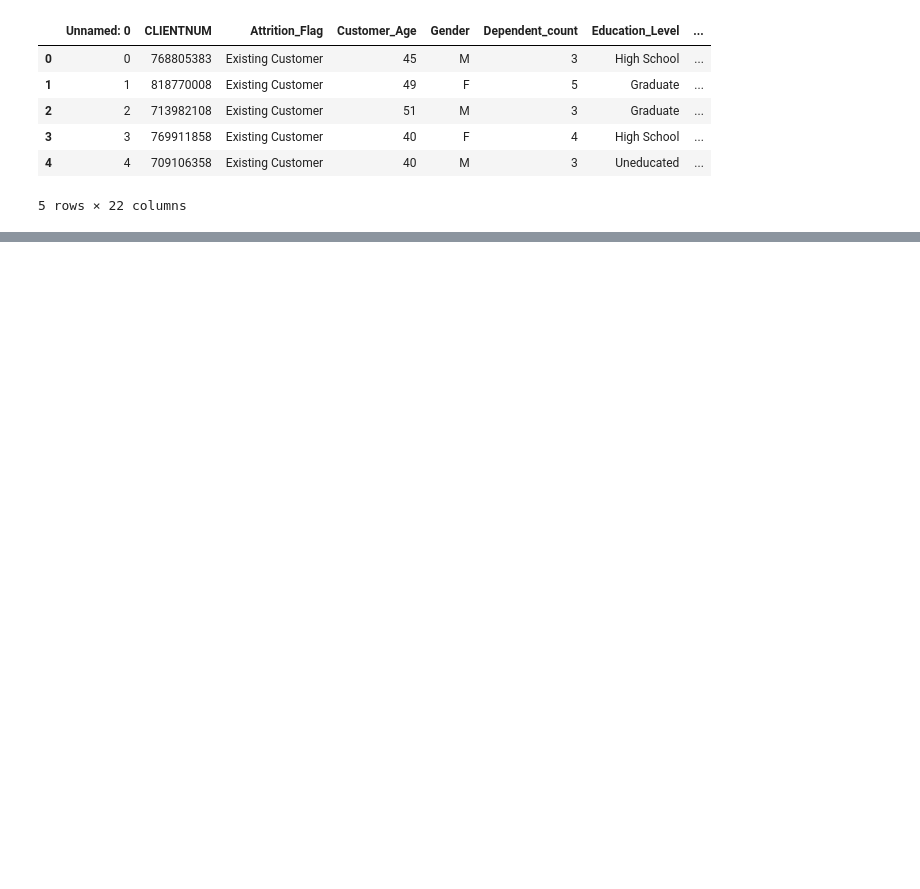
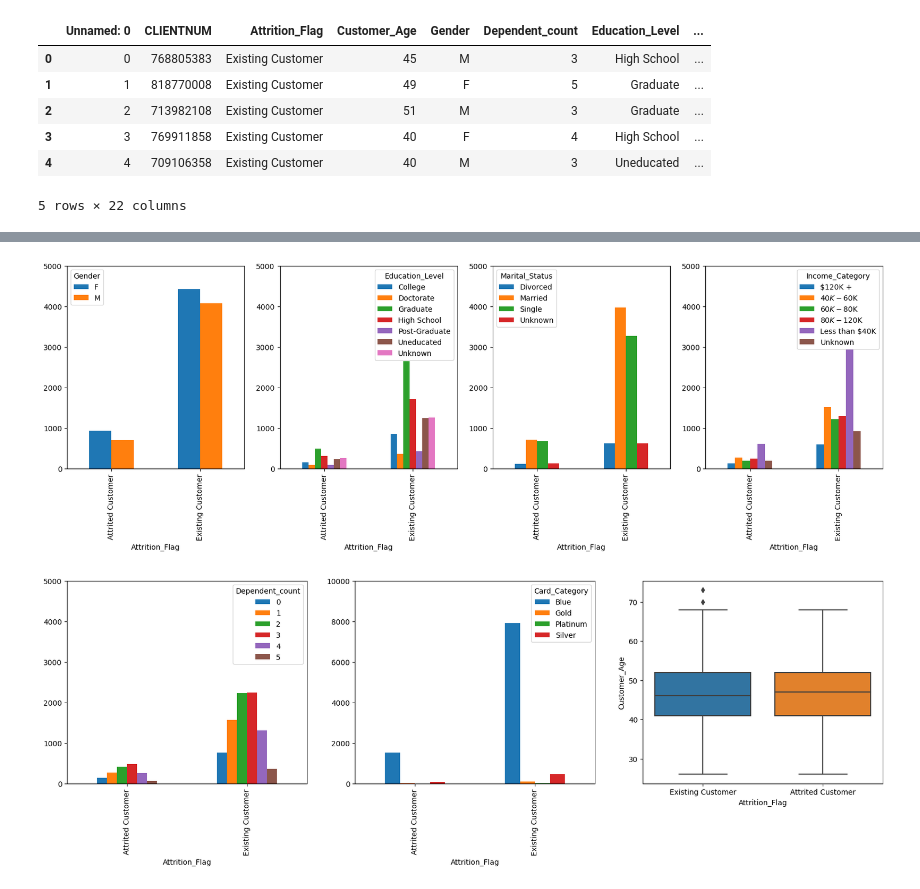
Before and after one commit to NalianLu/Norah_Portfolio, a Jupyter notebook: Project_1_Bank_Churners_Analysis_and_Prediction/2_EDA.ipynb, the cells around one changed output, grey strips where cells are left out. Drawn from its saved outputs; the diff is of its cells as text; code cells hidden in the pictures; blank space fills up the shorter version.

```diff
--- a/Project_1_Bank_Churners_Analysis_and_Prediction/2_EDA.ipynb
+++ b/Project_1_Bank_Churners_Analysis_and_Prediction/2_EDA.ipynb
@@ -17,0 +110,10 @@ df.head()
+# %%
+# related fields
+df_demographic=df[['Customer_Age',
+                   'Gender',
+                   'Education_Level',
+                   'Marital_Status',
+                   'Income_Category',
+                   'Attrition_Flag']]
+
+df_demographic.head()
@@ -17,0 +127,19 @@ df.head()
+# %%
+# Cross-table Analysis
+fig, (ax1,ax2,ax3,ax4) = plt.subplots(ncols=4, figsize=(20,5))
+
+pd.crosstab(df["Attrition_Flag"],df["Gender"]).plot(kind="bar", ax=ax1, ylim=[0,5000])
+pd.crosstab(df["Attrition_Flag"],df["Education_Level"]).plot(kind="bar", ax=ax2, ylim=[0,5000])
+pd.crosstab(df["Attrition_Flag"],df["Marital_Status"]).plot(kind="bar", ax=ax3, ylim=[0,5000])
+pd.crosstab(df["Attrition_Flag"],df["Income_Category"]).plot(kind="bar", ax=ax4, ylim=[0,5000])
+
+fig, (ax1,ax2,ax3) = plt.subplots(ncols=3, figsize=(20,5))
+pd.crosstab(df['Attrition_Flag'],df['Dependent_count']).plot(kind='bar',ax=ax1, ylim=[0,5000])
+pd.crosstab(df['Attrition_Flag'],df['Card_Category']).plot(kind='bar',ax=ax2, ylim=[0,10000])
+
+_box = sns.boxplot(data=df_demographic,x='Attrition_Flag',y='Customer_Age', ax=ax3)
+
+plt.show()
+# %% [output]
+[figure, added]
+[figure, added]
```
Also changed, not shown: parts of 22 cells of this notebook.
